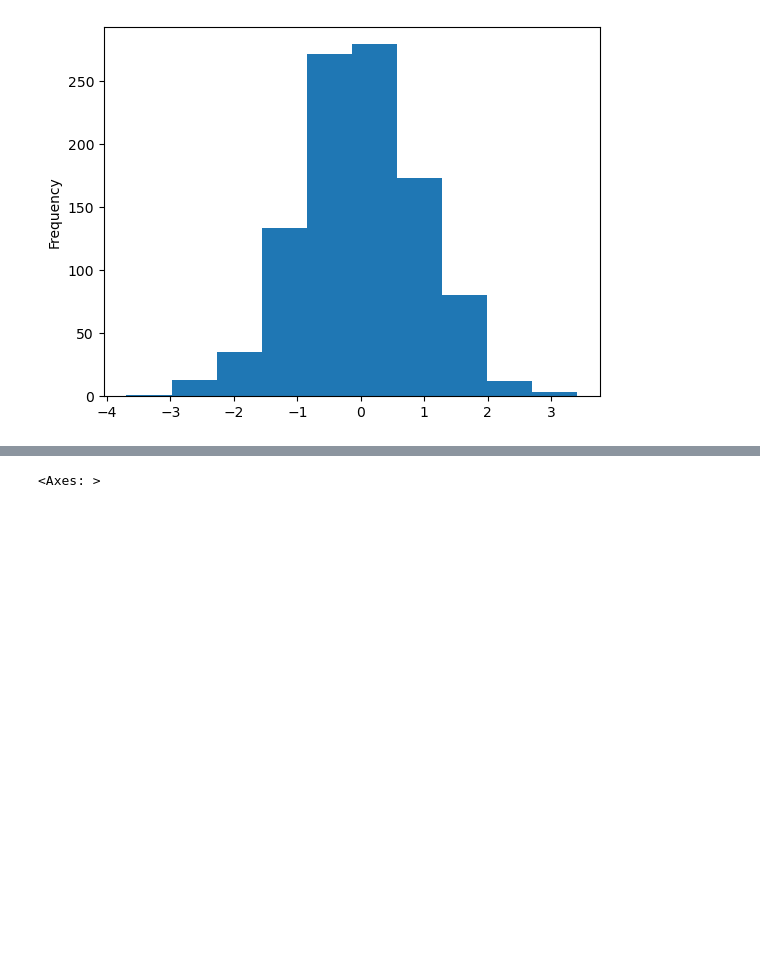
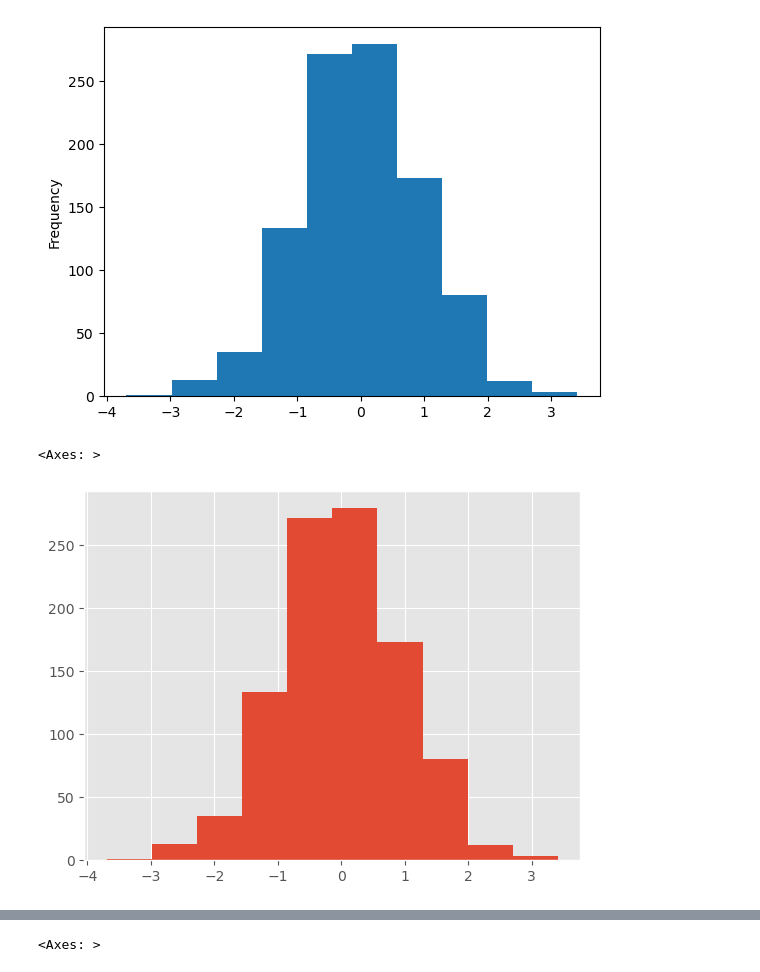
Before and after one commit to JenasJermaine/Learning-Data-Science-and-Machine-Learning, a Jupyter notebook: Data Viz - Others/Data Viz- Pandas.ipynb, the cells around one changed output, grey strips where cells are left out. Cells and saved outputs as stored; diff of their text form; code cells hidden in the pictures; blank space fills up the shorter version.

```diff
--- a/Data Viz - Others/Data Viz- Pandas.ipynb
+++ b/Data Viz - Others/Data Viz- Pandas.ipynb
@@ -40,3 +40,11 @@ df1['A'].plot.hist()
 # %% [output]
 <Axes: ylabel='Frequency'>
 [figure]
+# %%
+import matplotlib.pyplot as plt
+plt.style.use('ggplot')
+# %%
+df1['A'].hist()
+# %% [output]
+<Axes: >
+[figure, added]
```
Also changed, not shown: parts of 3 cells of this notebook, 1 other file.
